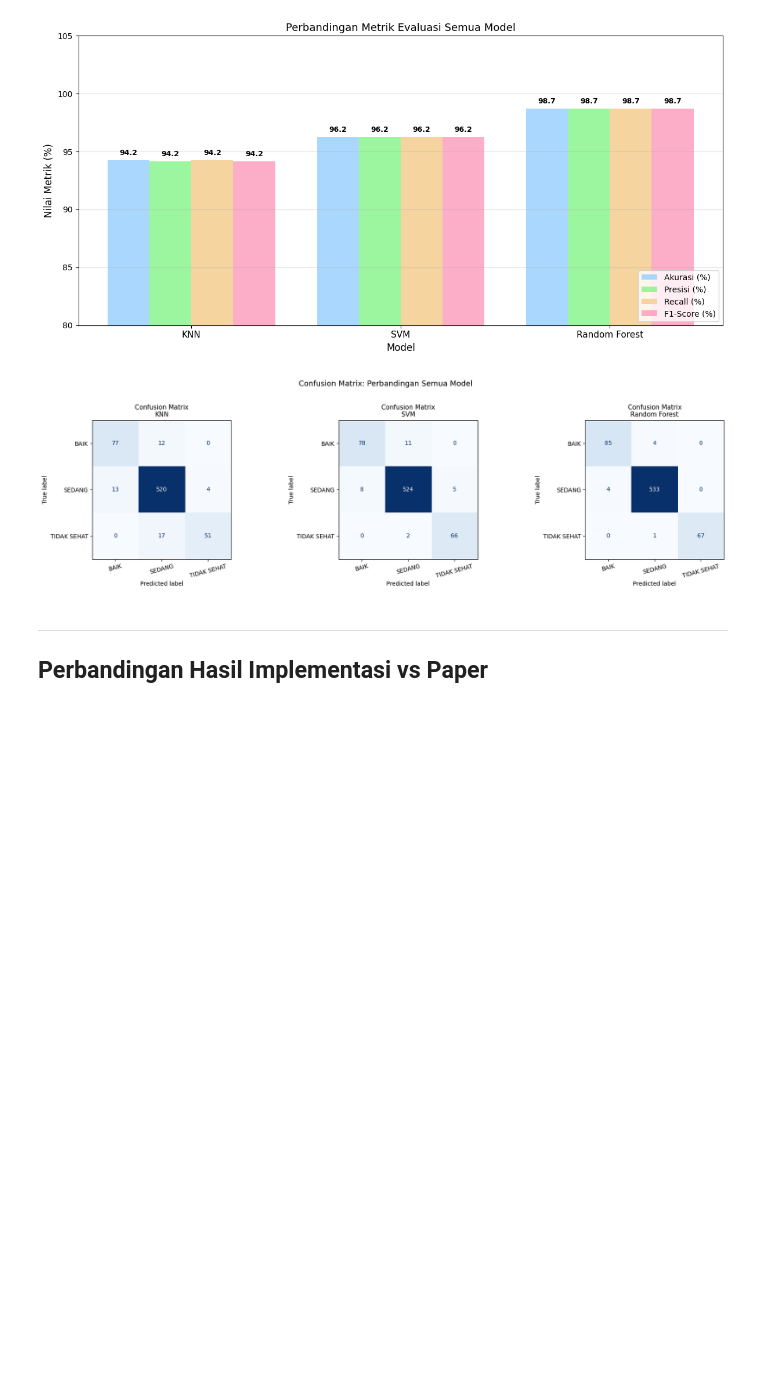
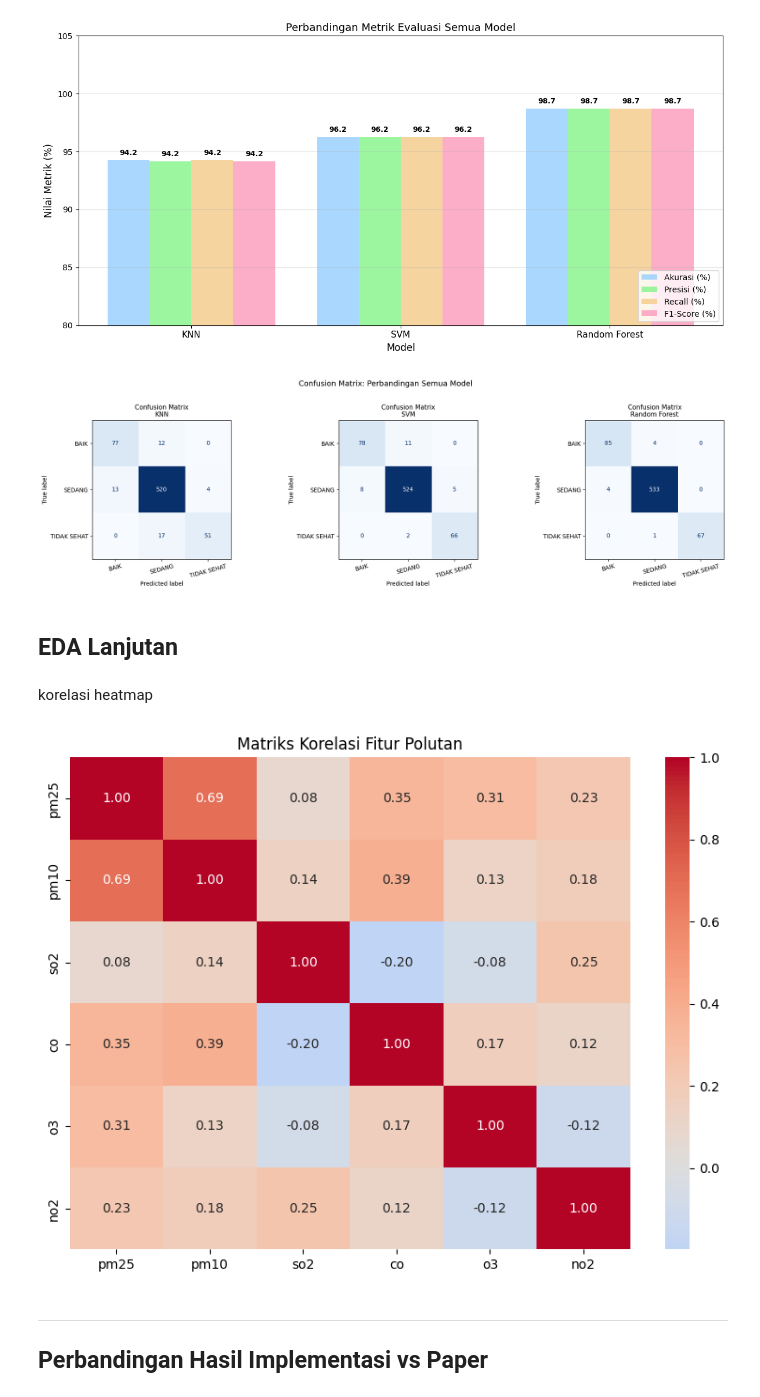
Before and after one commit to lisaaly9/Machine-Learning-, a Jupyter notebook: nahhh_fiks.ipynb, the cells around one changed output. Cells and saved outputs as stored; diff of their text form; code cells hidden in the pictures; blank space fills up the shorter version.

```diff
--- a/nahhh_fiks.ipynb
+++ b/nahhh_fiks.ipynb
@@ -464,6 +698,18 @@ plt.tight_layout()
 plt.show()
 # %% [output]
 [figure]
+# %% [markdown]
+## EDA Lanjutan
+# %% [markdown]
+korelasi heatmap
+# %%
+plt.figure(figsize=(8, 6))
+sns.heatmap(df_clean[fitur_polutan].corr(), annot=True, cmap='coolwarm', fmt='.2f', center=0)
+plt.title('Matriks Korelasi Fitur Polutan')
+plt.tight_layout()
+plt.show()
+# %% [output]
+[figure, added]
 # %% [markdown]
 ---
 ## Perbandingan Hasil Implementasi vs Paper
```
Also changed, not shown: parts of 8 cells of this notebook, 2 other files.
